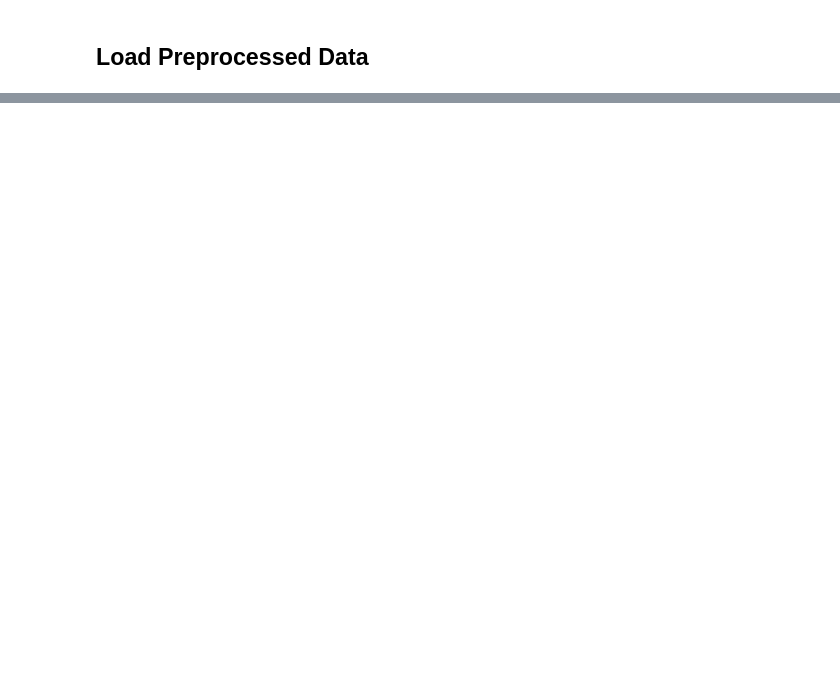
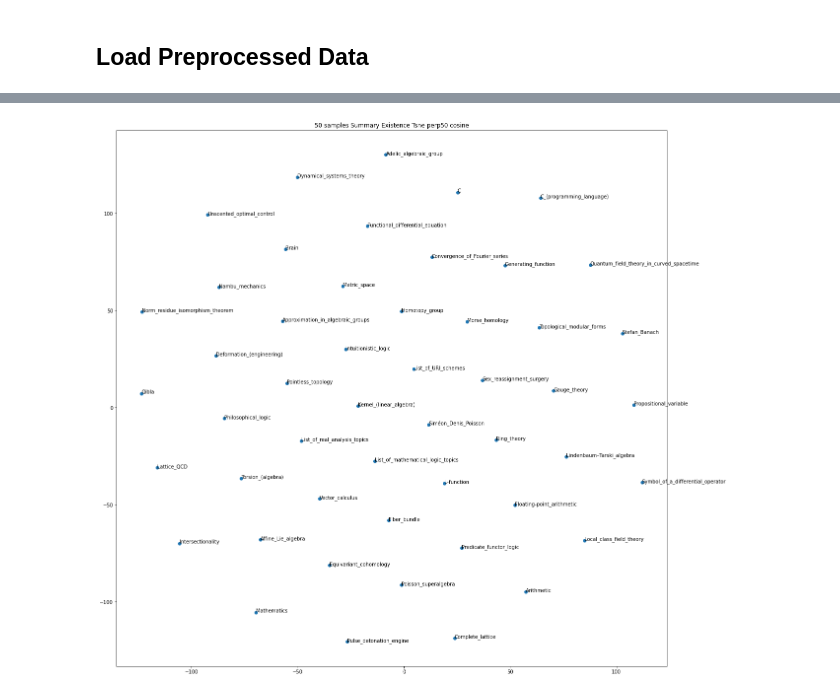
Before and after one commit to yufei118liu/ML-project-new-start, a Jupyter notebook: src/model/model_yao.ipynb, the cells around one changed output, grey strips where cells are left out. Drawn from its saved outputs; the diff is of its cells as text; code cells hidden in the pictures; blank space fills up the shorter version.

```diff
--- a/src/model/model_yao.ipynb
+++ b/src/model/model_yao.ipynb
@@ -18,0 +84,4 @@ KeyError: 'text_existence is not a file in the archive'
+# %%
+reduced_matrix = helper.plot_tsne(summary_existence,labels,title="50 samples Summary Existence Tsne perp50 cosine",metric= "cosine")
+# %% [output]
+[figure, added]
```
Also changed, not shown: parts of 9 cells of this notebook, 6 other files.
